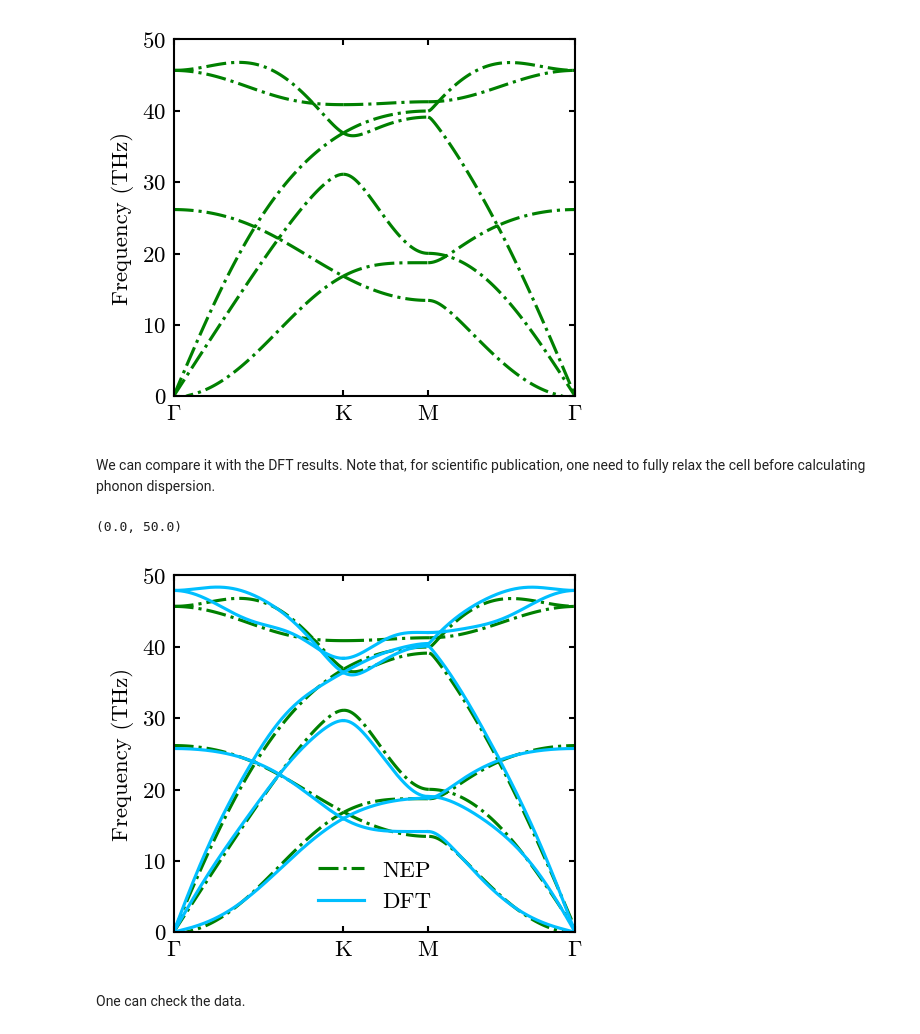
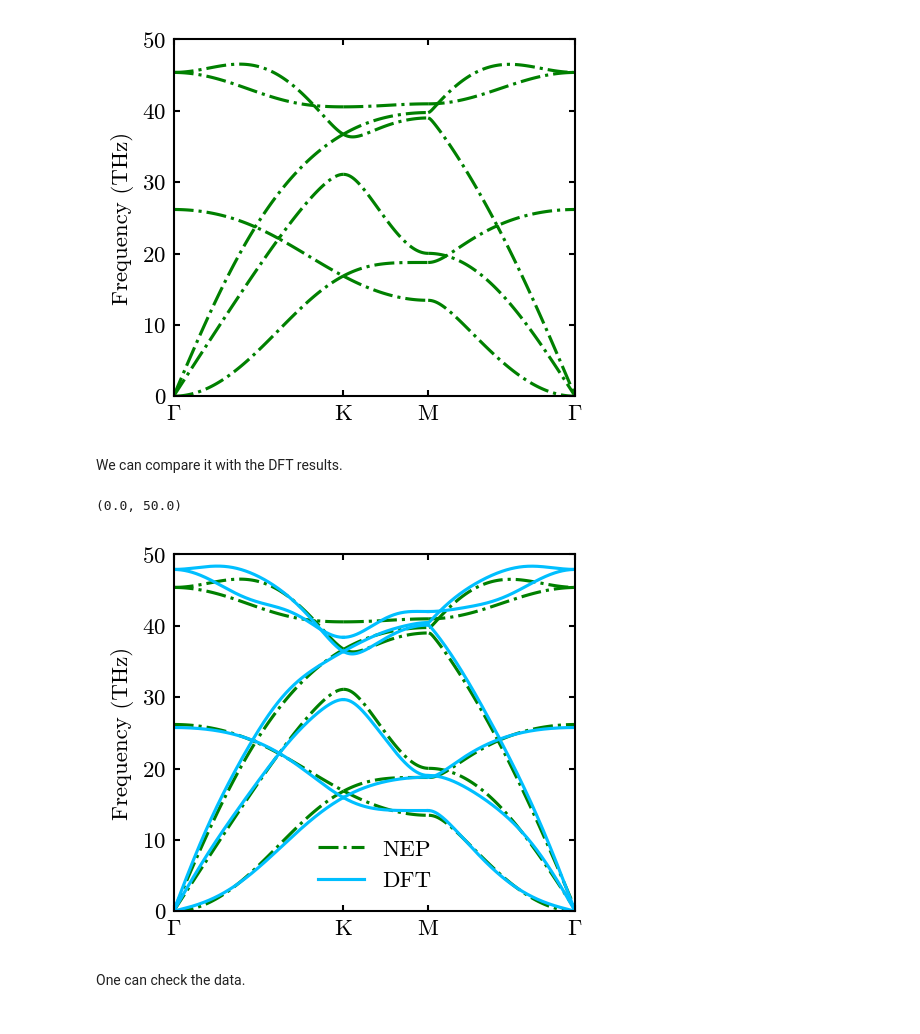
Before and after one commit to mushroomfire/mdapy, a Jupyter notebook: doc/source/gettingstarted/calculate_phonon.ipynb, the cells around one changed output. Cells and saved outputs as stored; diff of their text form; code cells hidden in the pictures.

```diff
--- a/doc/source/gettingstarted/calculate_phonon.ipynb
+++ b/doc/source/gettingstarted/calculate_phonon.ipynb
@@ -67,3 +67,7 @@ One can obtain those by [seekpath](https://www.materialscloud.org/work/tools/see
 # For graphene
 path = '0.0 0.0 0.0 0.3333333333 0.3333333333 0.0 0.5 0.0 0.0 0.0 0.0 0.0'
 labels = '$\Gamma$ K M $\Gamma$'
+# %%
+# Relax system
+
+relax = system.minimize(['C'], potential, volume_change=True, hydrostatic_strain=True)
@@ -96,18 +107,17 @@ ax.set_ylim(0, 50)
 [figure]
 # %% [markdown]
 We can compare it with the DFT results.
-Note that, for scientific publication, one need to fully relax the cell before calculating phonon dispersion.
 # %%
 fig, ax = mp.set_figure(figsize=(8, 8), figdpi=150)
-fig, ax, line1 = system.Phon.plot_dispersion(fig, ax, c='green', linestyle='-.')
+fig, ax, line1 = relax.Phon.plot_dispersion(fig, ax, c='green', linestyle='-.')
 
-fig, ax, line2 = system.Phon.plot_dispersion(fig, ax, filename='../../../example/gra.dat')
+fig, ax, line2 = relax.Phon.plot_dispersion(fig, ax, filename='../../../example/gra.dat')
 
 ax.legend([line1, line2], ['NEP', 'DFT'])
 ax.set_ylim(0, 50)
 # %% [output]
 (0.0, 50.0)
-[figure, old version]
+[figure, new version]
 # %% [markdown]
 One can check the data.
 # %%
```
Also changed, not shown: parts of 13 cells of this notebook, 6 other files.
